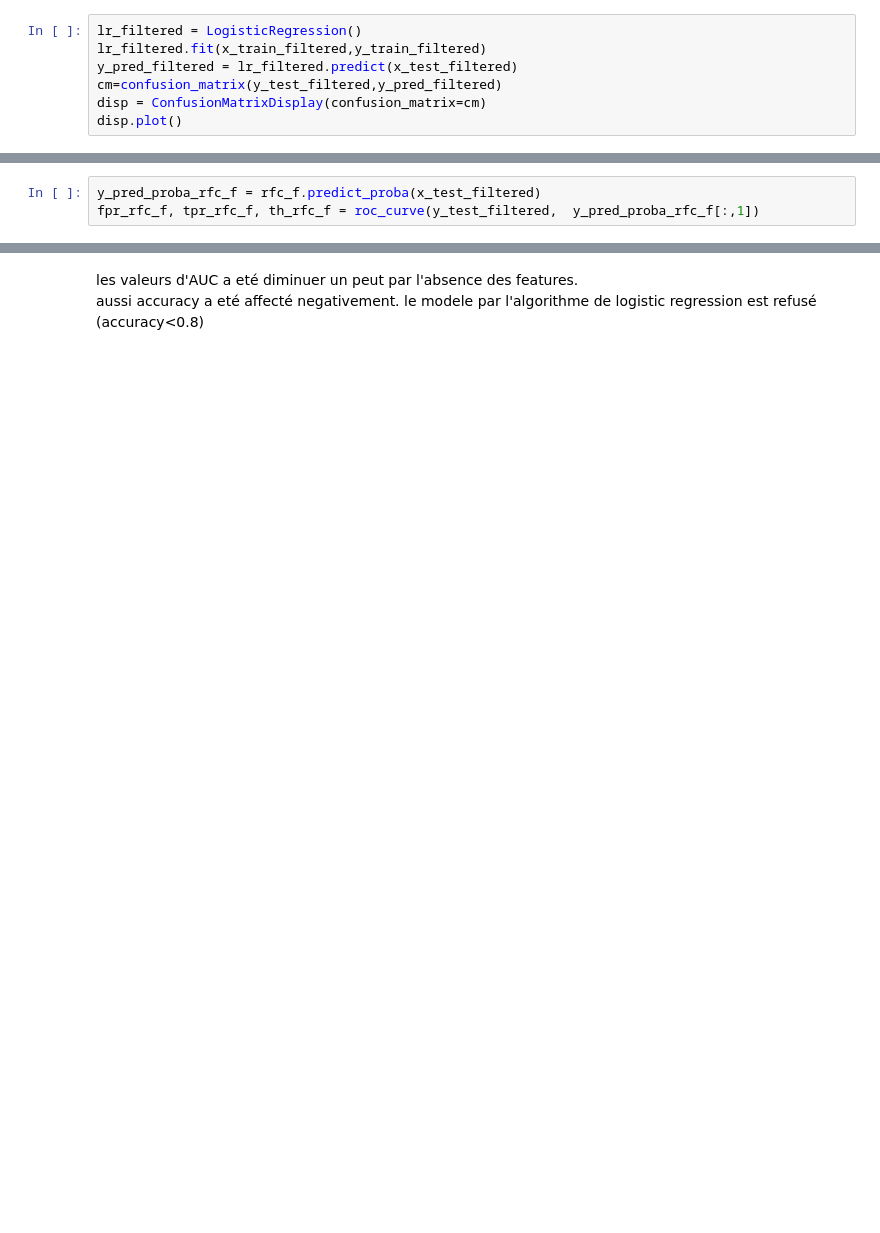
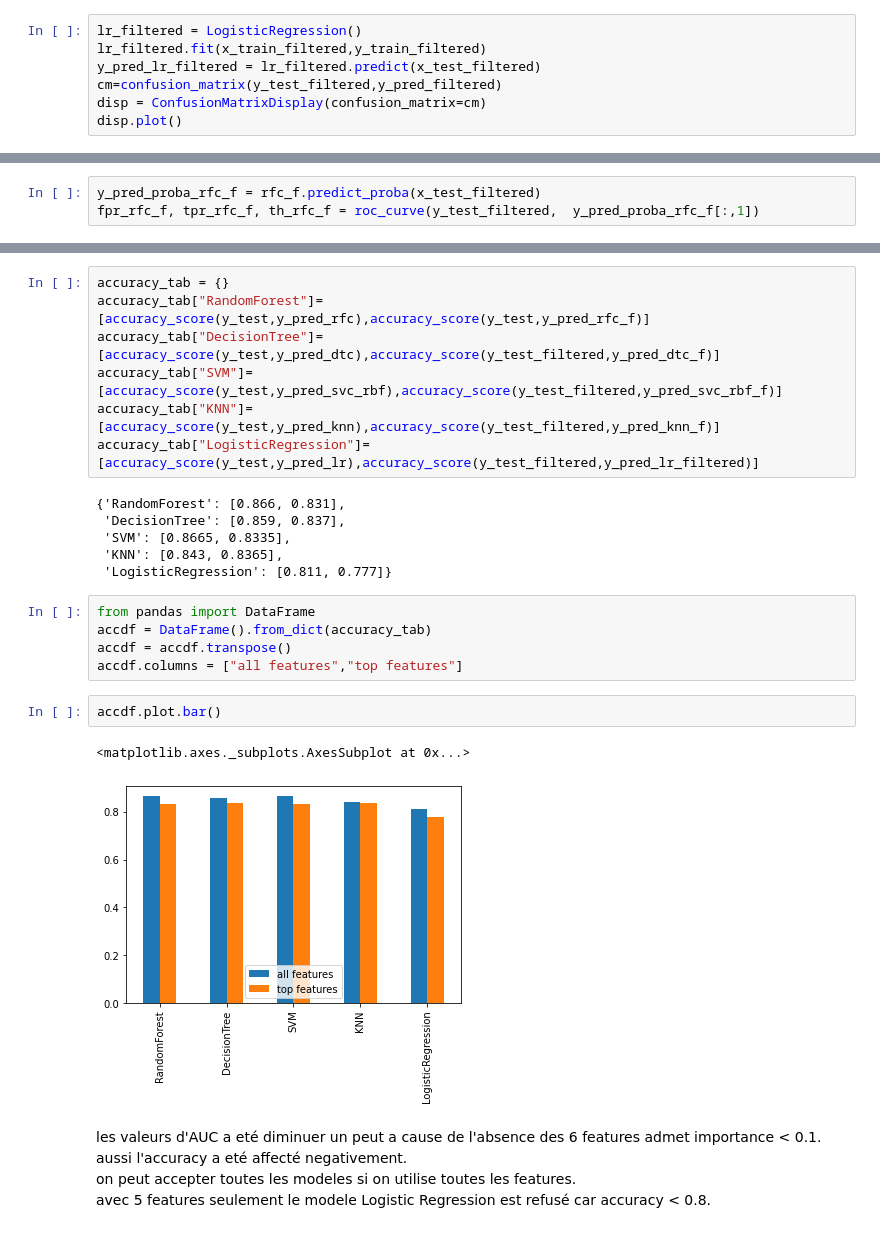
Before and after one commit to aws3ma/machine-learning, a Jupyter notebook: sc3.ipynb, the cells around one changed output, grey strips where cells are left out. Cells and saved outputs as stored; diff of their text form; blank space fills up the shorter version.

```diff
--- a/sc3.ipynb
+++ b/sc3.ipynb
@@ -543,7 +544,7 @@ x_test_filtered.iloc[:,:]=sc2.transform(x_test_filtered.iloc[:,:])
 # %%
 lr_filtered = LogisticRegression()
 lr_filtered.fit(x_train_filtered,y_train_filtered)
-y_pred_filtered = lr_filtered.predict(x_test_filtered)
+y_pred_lr_filtered = lr_filtered.predict(x_test_filtered)
 cm=confusion_matrix(y_test_filtered,y_pred_filtered)
 disp = ConfusionMatrixDisplay(confusion_matrix=cm)
 disp.plot()
@@ -792,3 +792,27 @@ fig.show()
+# %%
+accuracy_tab = {}
+accuracy_tab["RandomForest"]=[accuracy_score(y_test,y_pred_rfc),accuracy_score(y_test,y_pred_rfc_f)]
+accuracy_tab["DecisionTree"]=[accuracy_score(y_test,y_pred_dtc),accuracy_score(y_test_filtered,y_pred_dtc_f)]
+accuracy_tab["SVM"]=[accuracy_score(y_test,y_pred_svc_rbf),accuracy_score(y_test_filtered,y_pred_svc_rbf_f)]
+accuracy_tab["KNN"]=[accuracy_score(y_test,y_pred_knn),accuracy_score(y_test_filtered,y_pred_knn_f)]
+accuracy_tab["LogisticRegression"]=[accuracy_score(y_test,y_pred_lr),accuracy_score(y_test_filtered,y_pred_lr_filtered)]
+# %% [output]
+{'RandomForest': [0.866, 0.831],
+ 'DecisionTree': [0.859, 0.837],
+ 'SVM': [0.8665, 0.8335],
+ 'KNN': [0.843, 0.8365],
+ 'LogisticRegression': [0.811, 0.777]}
+# %%
+from pandas import DataFrame
+accdf = DataFrame().from_dict(accuracy_tab)
+accdf = accdf.transpose()
+accdf.columns = ["all features","top features"]
+# %%
+accdf.plot.bar()
+# %% [output]
+<matplotlib.axes._subplots.AxesSubplot at 0x...>
+[figure, added]
 # %% [markdown]
-les valeurs d'AUC a eté diminuer un peut par l'absence des features. <br/>
-aussi accuracy a eté affecté negativement. le modele par l'algorithme de logistic regression est refusé (accuracy<0.8)
+les valeurs d'AUC a eté diminuer un peut a cause de l'absence des 6 features admet importance < 0.1. <br/>
+aussi l'accuracy a eté affecté negativement. <br/>
+on peut accepter toutes les modeles si on utilise toutes les features.<br/> avec 5 features seulement le modele Logistic Regression est refusé car accuracy < 0.8.
```
Also changed, not shown: parts of 30 cells of this notebook.
